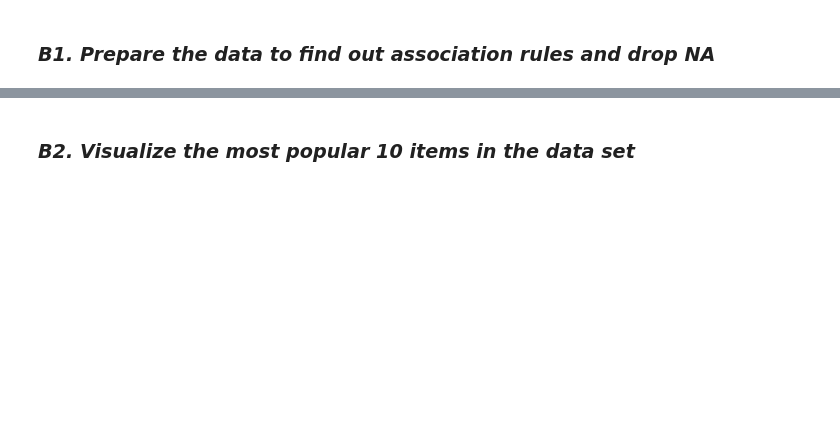
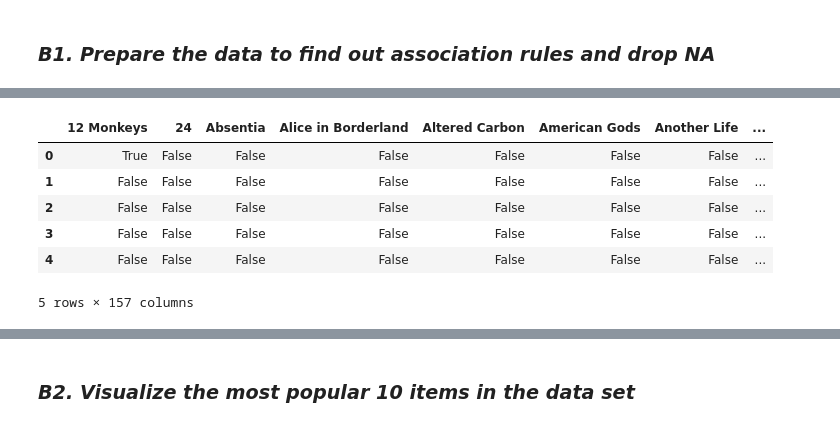
Before and after one commit to ABizCho/py_machineLearning, a Jupyter notebook: Assignment_Individual/asgmt_5_UnsupervisedML_201823869.ipynb, the cells around one changed output, grey strips where cells are left out. Drawn from its saved outputs; the diff is of its cells as text; code cells hidden in the pictures; blank space fills up the shorter version.

```diff
--- a/Assignment_Individual/asgmt_5_UnsupervisedML_201823869.ipynb
+++ b/Assignment_Individual/asgmt_5_UnsupervisedML_201823869.ipynb
@@ -387,0 +403,14 @@ basket.head()
+# %%
+TE = TransactionEncoder()
+array = TE.fit(records).transform(records)
+#building the data frame rows are logical and columns are the items have been purchased
+transf_df = pd.DataFrame(array, columns = TE.columns_)
+transf_df.head()
+# %% [output]
+|  | 12 Monkeys | 24 | Absentia | Alice in Borderland | Altered Carbon | American Gods | Another Life | ... |
+| 0 | True | False | False | False | False | False | False | ... |
+| 1 | False | False | False | False | False | False | False | ... |
+| 2 | False | False | False | False | False | False | False | ... |
+| 3 | False | False | False | False | False | False | False | ... |
+| 4 | False | False | False | False | False | False | False | ... |
+5 rows × 157 columns
```
Also changed, not shown: parts of 13 cells of this notebook.
